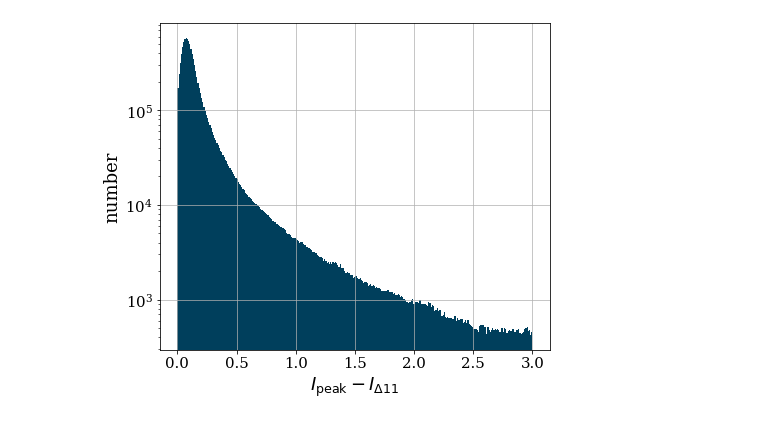
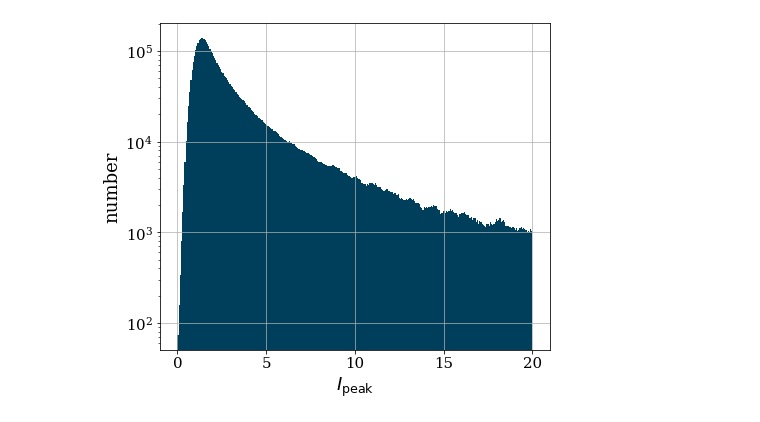
Before and after one commit to mr-superonion/FPFS_notebooks, a Jupyter notebook: ipynb/4_sheartest_noisy/1_shearEst_noisy_knownRef.ipynb, the cells around one changed output. Saved outputs shown, nothing was run; the diff lists cells and outputs as text; code cells hidden in the pictures.

```diff
--- a/ipynb/4_sheartest_noisy/1_shearEst_noisy_knownRef.ipynb
+++ b/ipynb/4_sheartest_noisy/1_shearEst_noisy_knownRef.ipynb
@@ -95,0 +121,41 @@ gc.collect()
+# %%
+dcc=0.02
+x=[]
+y1=[]
+y2=[]
+tt=(2,2)
+pn='v%d%d' %tt
+
+if tt != (2,2):
+    xlabel=r'$I_{\rm peak}-I_{\Delta %d%d}$' %(tt[0]-2,tt[1]-2)
+else:
+    xlabel=r'$I_{\rm peak}$'
+for i in range(0,10):
+    cut=0.2*i
+
+    msk1 = (outD1['pdet_%s' %pn]>cut)
+    ellM1= outEU1[msk1]
+    detM1= outD1[msk1]
+    a=(ellM1['fpfs_e1']*detM1['pdet_v22r1']+ellM1['fpfs_e2']*detM1['pdet_v22r2'])/2.
+    aa1={'fpfs_e1v22r1':a,
+         'fpfs_e2v22r2':a}
+    del msk1
+    msk2 = (outD2['pdet_%s' %pn]>cut)
+    ellM2= outEU2[msk2]
+    detM2= outD2[msk2]
+    del a
+    a=(ellM2['fpfs_e1']*detM2['pdet_v22r1']+ellM2['fpfs_e2']*detM2['pdet_v22r2'])/2.
+    aa2={'fpfs_e1v22r1':a,
+         'fpfs_e2v22r2':a}
+    del msk2
+    cor1 = get_detbias(detM1,aa1,cut,dcc,ind=tt)[0]
+    print(cor1)
+    cor2 = get_detbias(detM2,aa2,cut,dcc,ind=tt)[0]
+    de   = np.sum(ellM2['fpfs_e1'])-np.sum(ellM1['fpfs_e1'])
+    rave = (np.sum(ellM2['fpfs_RE'])+np.sum(ellM1['fpfs_RE']))/2.
+    raveR= (np.sum(ellM2['fpfs_RE'])+np.sum(ellM1['fpfs_RE'])+cor1+cor2)/2.
+    x.append(cut/np.sqrt(4e-3))
+    y1.append(de/rave/0.04-1)
+    y2.append(de/raveR/0.04-1)
+    del ellM1,detM1,ellM2,detM2,aa1,aa2
+gc.collect()
@@ -126,11 +189,11 @@ fig.savefig('../html/noisy_knownRef_%s.png' %pn)
 # %%
 plt.close()
 fig,axes=pltutil.make_figure_axes(1,1)
 ax=axes[0]
-ax.hist(out1['pdet_%s' %pn],range=(0,3),bins=300,color=pltutil.colors[0])
+ax.hist(outD1['pdet_%s' %pn]/0.2,range=(0,20),bins=300,color=pltutil.colors[1])
 ax.set_yscale('log')
 ax.set_xlabel(xlabel)
 ax.set_ylabel('number')
 ax.grid()
 # %% [output]
-[figure, old version]
+[figure, new version]
```
Also changed, not shown: parts of 11 cells of this notebook, 2 other files.
